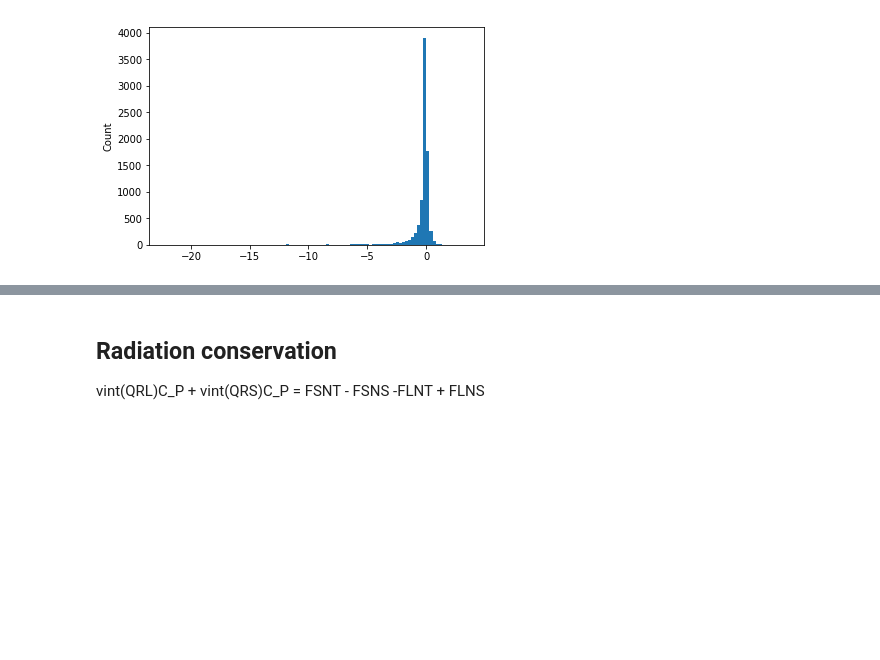
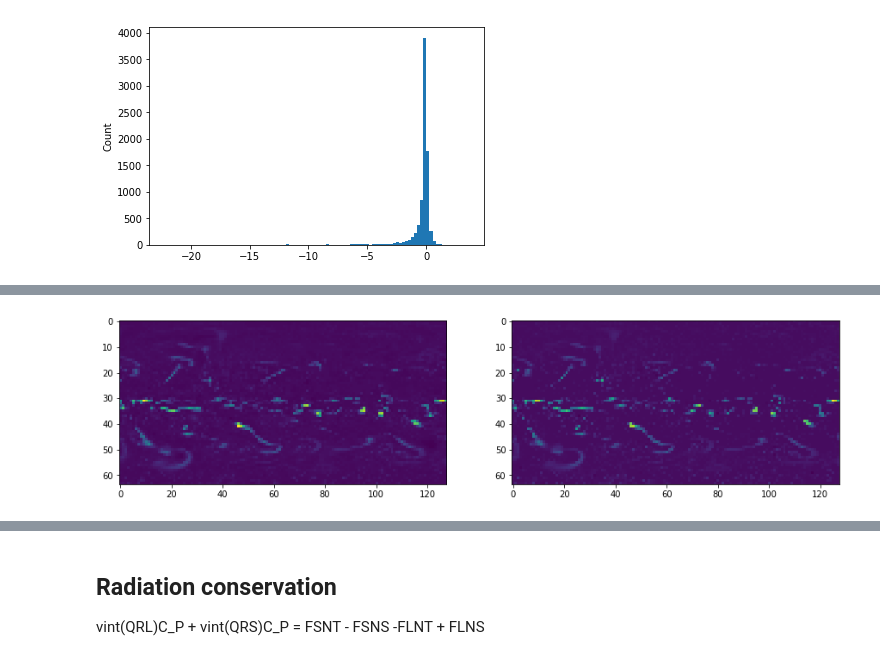
Before and after one commit to raspstephan/CBRAIN-CAM, a Jupyter notebook: notebooks/dev/energy_conservation-nn.ipynb, the cells around one changed output, grey strips where cells are left out. Cells and saved outputs as stored; diff of their text form; code cells hidden in the pictures; blank space fills up the shorter version.

```diff
--- a/notebooks/dev/energy_conservation-nn.ipynb
+++ b/notebooks/dev/energy_conservation-nn.ipynb
@@ -277,0 +451,9 @@ dE2.plot.hist(bins=100);
+# %%
+preds_re = preds.reshape(-1, 64, 128, preds.shape[-1])
+val_re = y_val.reshape(-1, 64, 128, preds.shape[-1])
+# %%
+fig, axes = plt.subplots(1, 2, figsize=(15, 5))
+axes[0].imshow(preds_re[0, : , :, -2])
+axes[1].imshow(val_re[0, : , :, -2]);
+# %% [output]
+[figure, added]
```
Also changed, not shown: parts of 38 cells of this notebook.
